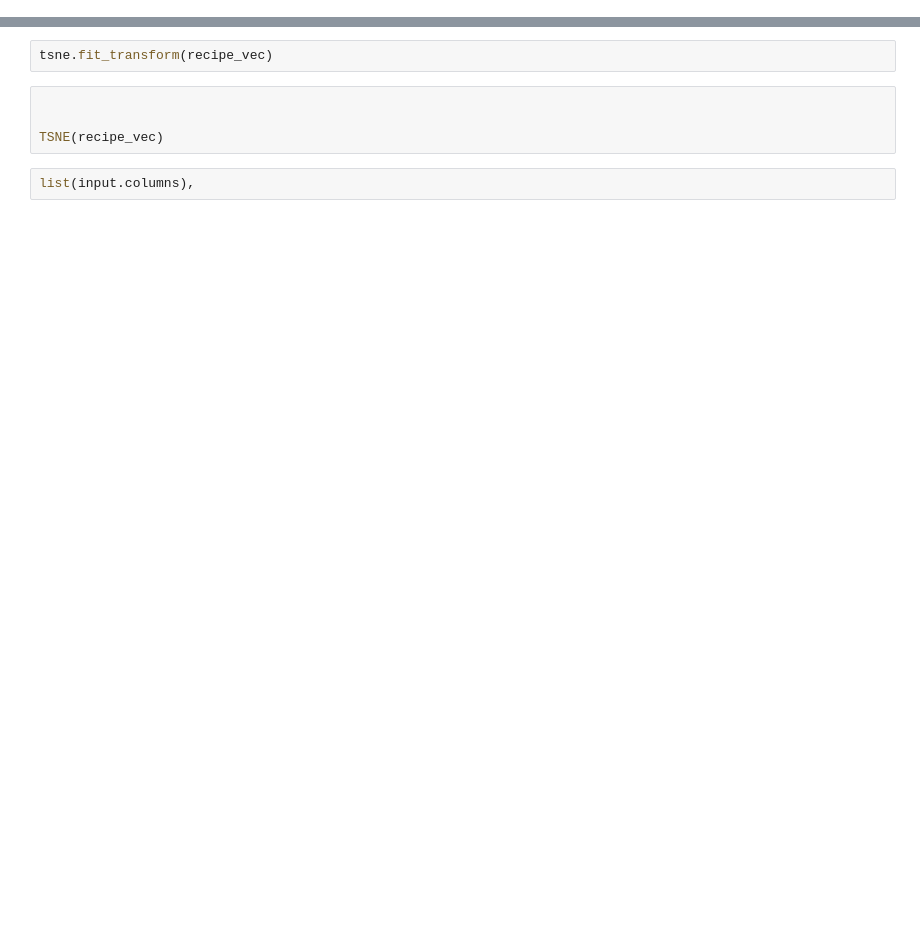
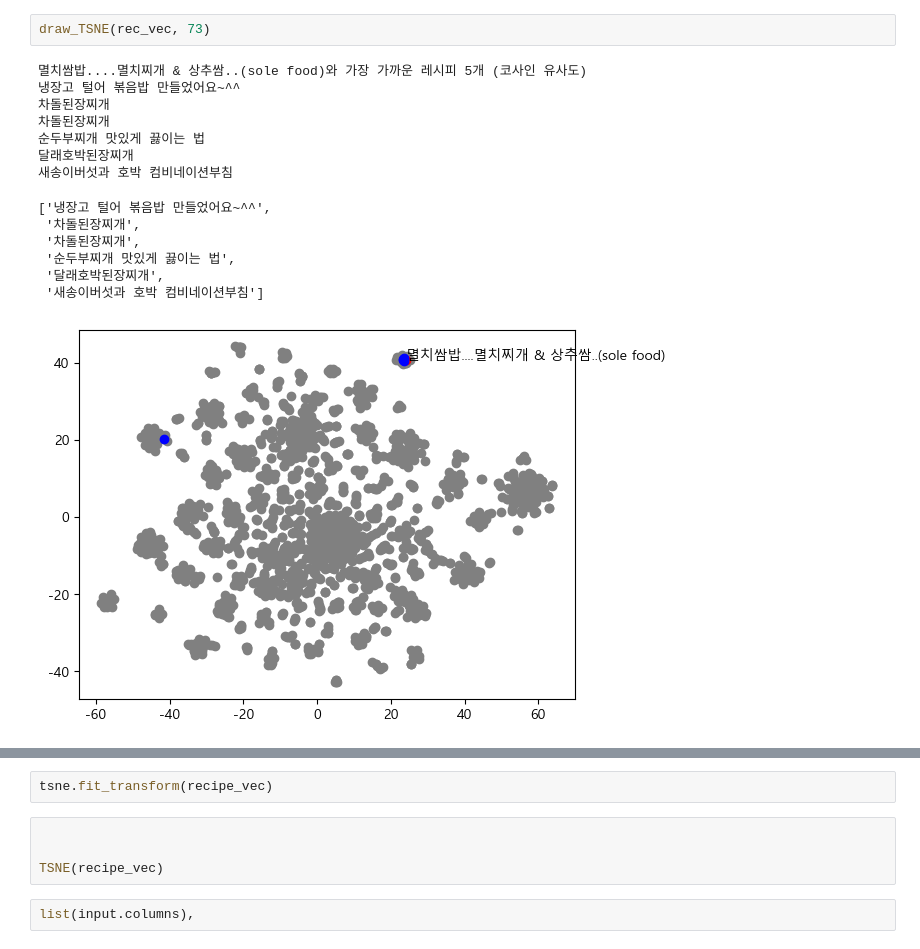
Before and after one commit to kwonhwijun/recipe, a Jupyter notebook: models/last.ipynb, the cells around one changed output, grey strips where cells are left out. Drawn from its saved outputs; the diff is of its cells as text; blank space fills up the shorter version.

```diff
--- a/models/last.ipynb
+++ b/models/last.ipynb
@@ -142,2 +58,19 @@ indexes = sorted_df.index.tolist()
+# %%
+draw_TSNE(rec_vec, 73)
+# %% [output]
+멸치쌈밥....멸치찌개 & 상추쌈..(sole food)와 가장 가까운 레시피 5개 (코사인 유사도)
+냉장고 털어 볶음밥 만들었어요~^^
+차돌된장찌개
+차돌된장찌개
+순두부찌개 맛있게 끓이는 법
+달래호박된장찌개
+새송이버섯과 호박 컴비네이션부침
+['냉장고 털어 볶음밥 만들었어요~^^',
+ '차돌된장찌개',
+ '차돌된장찌개',
+ '순두부찌개 맛있게 끓이는 법',
+ '달래호박된장찌개',
+ '새송이버섯과 호박 컴비네이션부침']
+[figure, added]
 # %%
 sns.heatmap(sim, cmap='viridis')
```
Also changed, not shown: parts of 30 cells of this notebook, 5 other files.
